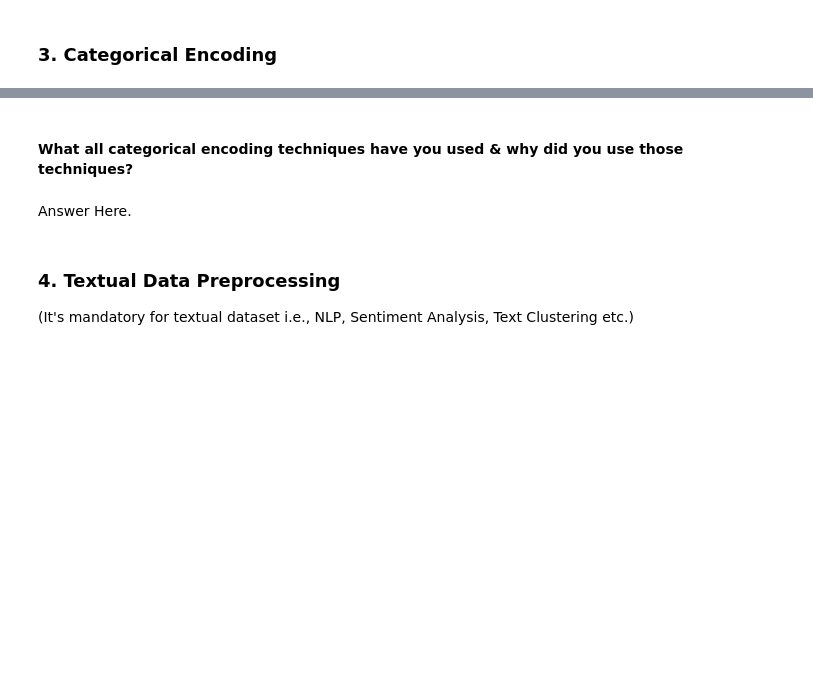
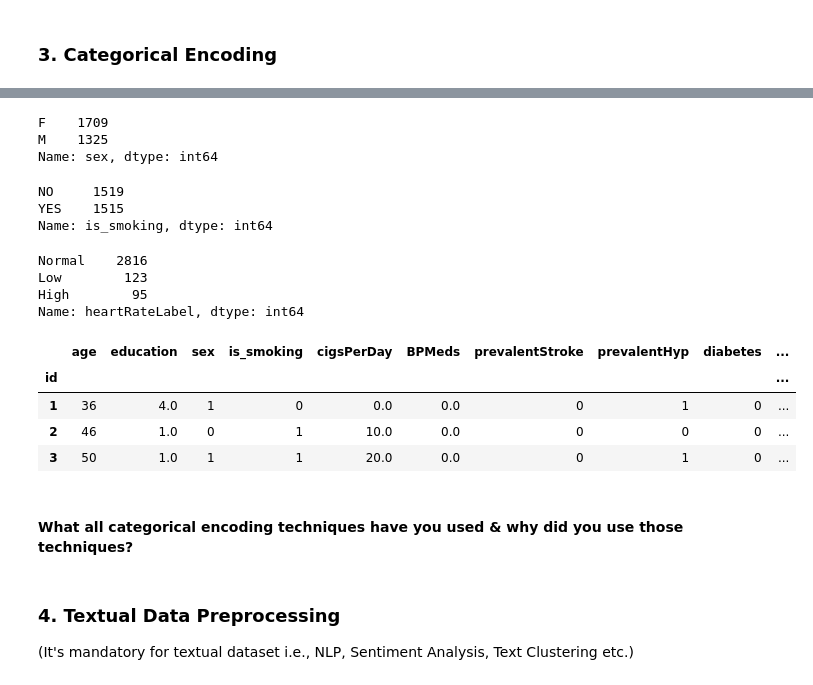
Before and after one commit to ritik1804k/Supervised-ML---Classification-Capstone-Project, a Jupyter notebook: Supervised_ML_Classification_Capstone_Project_.ipynb, the cells around one changed output, grey strips where cells are left out. Drawn from its saved outputs; the diff is of its cells as text; code cells hidden in the pictures; blank space fills up the shorter version.

```diff
--- a/Supervised_ML_Classification_Capstone_Project_.ipynb
+++ b/Supervised_ML_Classification_Capstone_Project_.ipynb
@@ -937,0 +983,12 @@ Answer Here.
+# %%
+df['sex'].value_counts()
+# %% [output]
+F    1709
+M    1325
+Name: sex, dtype: int64
+# %%
+df['is_smoking'].value_counts()
+# %% [output]
+NO     1519
+YES    1515
+Name: is_smoking, dtype: int64
@@ -937,0 +999,7 @@ Answer Here.
+# %%
+df['heartRateLabel'].value_counts()
+# %% [output]
+Normal    2816
+Low        123
+High        95
+Name: heartRateLabel, dtype: int64
@@ -938,7 +1009,13 @@ Answer Here.
+# %%
+df.head(3)
+# %% [output]
+|  | age | education | sex | is_smoking | cigsPerDay | BPMeds | prevalentStroke | prevalentHyp | diabetes | ... |
+| id |  |  |  |  |  |  |  |  |  | ... |
+| 1 | 36 | 4.0 | 1 | 0 | 0.0 | 0.0 | 0 | 1 | 0 | ... |
+| 2 | 46 | 1.0 | 0 | 1 | 10.0 | 0.0 | 0 | 0 | 0 | ... |
+| 3 | 50 | 1.0 | 1 | 1 | 20.0 | 0.0 | 0 | 1 | 0 | ... |
 # %% [markdown]
 #### What all categorical encoding techniques have you used & why did you use those techniques?
-# %% [markdown]
-Answer Here.
 # %% [markdown]
 ### 4. Textual Data Preprocessing
 (It's mandatory for textual dataset i.e., NLP, Sentiment Analysis, Text Clustering etc.)
```
Also changed, not shown: parts of 24 cells of this notebook.
